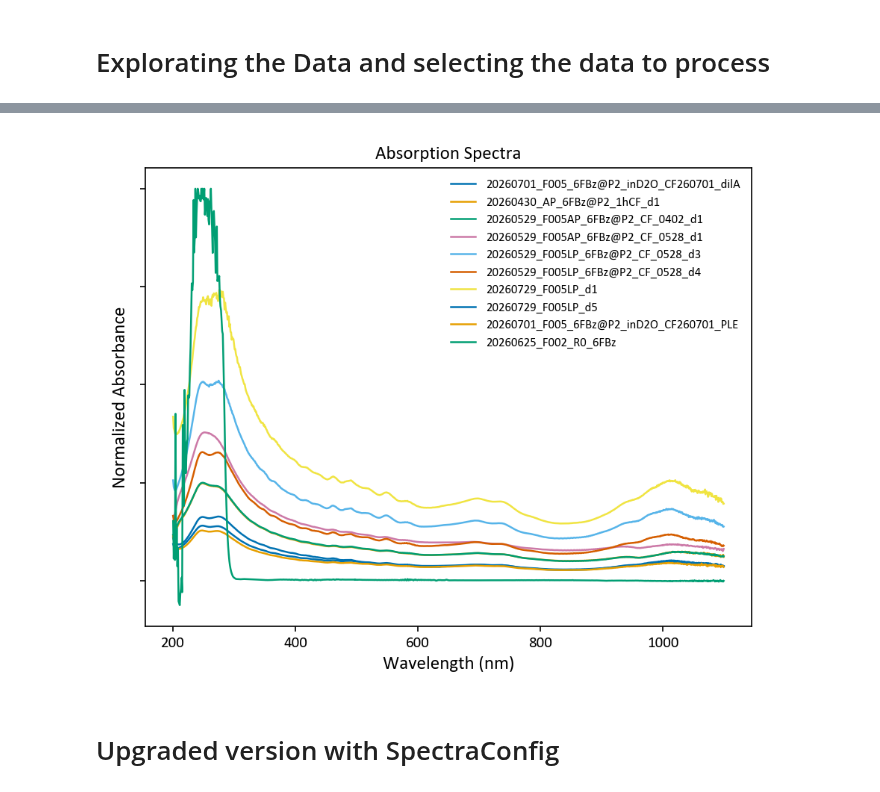
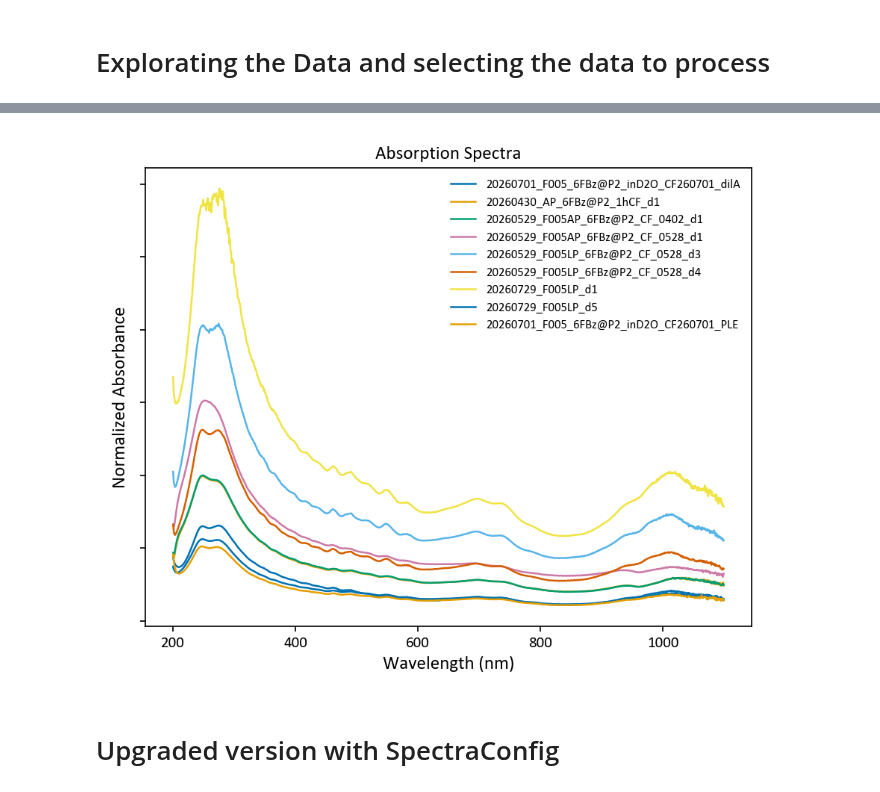
Before and after one commit to CristianMB/DataAnalysis_PhD_FUB, a Jupyter notebook: UVVis/UVvis_6FBz@P2/2609_Abs_6FBz@P2_Overview.ipynb, the cells around one changed output, grey strips where cells are left out. Drawn from its saved outputs; the diff is of its cells as text; code cells hidden in the pictures.

```diff
--- a/UVVis/UVvis_6FBz@P2/2609_Abs_6FBz@P2_Overview.ipynb
+++ b/UVVis/UVvis_6FBz@P2/2609_Abs_6FBz@P2_Overview.ipynb
@@ -272,7 +272,7 @@ selected_names = [
     '20260701_F005_6FBz@P2_inD2O_CF260701_PLE',
 
 #WASHING STEPS%%%%%%%%%%%%%%%%%%%%%%%%%%%%%%%%%%%
-    '20260625_F002_R0_6FBz',
+    #'20260625_F002_R0_6FBz',
 
 
 #DGU AND POST DGU %%%%%%%%%%%%%%%%%%%%%%%%%%%%%%%%%%%
@@ -296,34 +296,34 @@ selected_names = [
 
 # Gather selected spectra safely
 selected_spectra = []
 for name in selected_names:
     if name in spectra_dict:
         selected_spectra.append(spectra_dict[name].copy())
     else:
         print(f"Warning: '{name}' not found in loaded spectra!")
 
 # Run through pipeline
 selected_spectra = TrimSpectra(selected_spectra, xmin=200, xmax=1100)
 #selected_spectra = NormalizeSpectra(selected_spectra, xmin=800, xmax=900, mode="V")
 
 # Plot using the advanced PlotSpectra function
 PlotSpectra(
     spectra_list=selected_spectra,
     mode="W",          # Options: "W", "E", "WE", "EW"
     offset_step=0.0,    # Adjust vertical offset if needed
     ylabel="Normalized Absorbance",
     hide_yticks=True)
 
 save_dir = r"H:\FUBerlin\Writing and Summaries\6FBz@P2-SWCNTs\Figures\Absorption"
 
 
 plt.savefig(
     save_dir + r"\AbsorptionOverview.png",
     dpi=300,
     bbox_inches="tight"
 )
 # %% [output]
-[figure, old version]
+[figure, new version]
 # %% [markdown]
 # Upgraded version with SpectraConfig
 # %%
```
Also changed, not shown: 5 other files.
